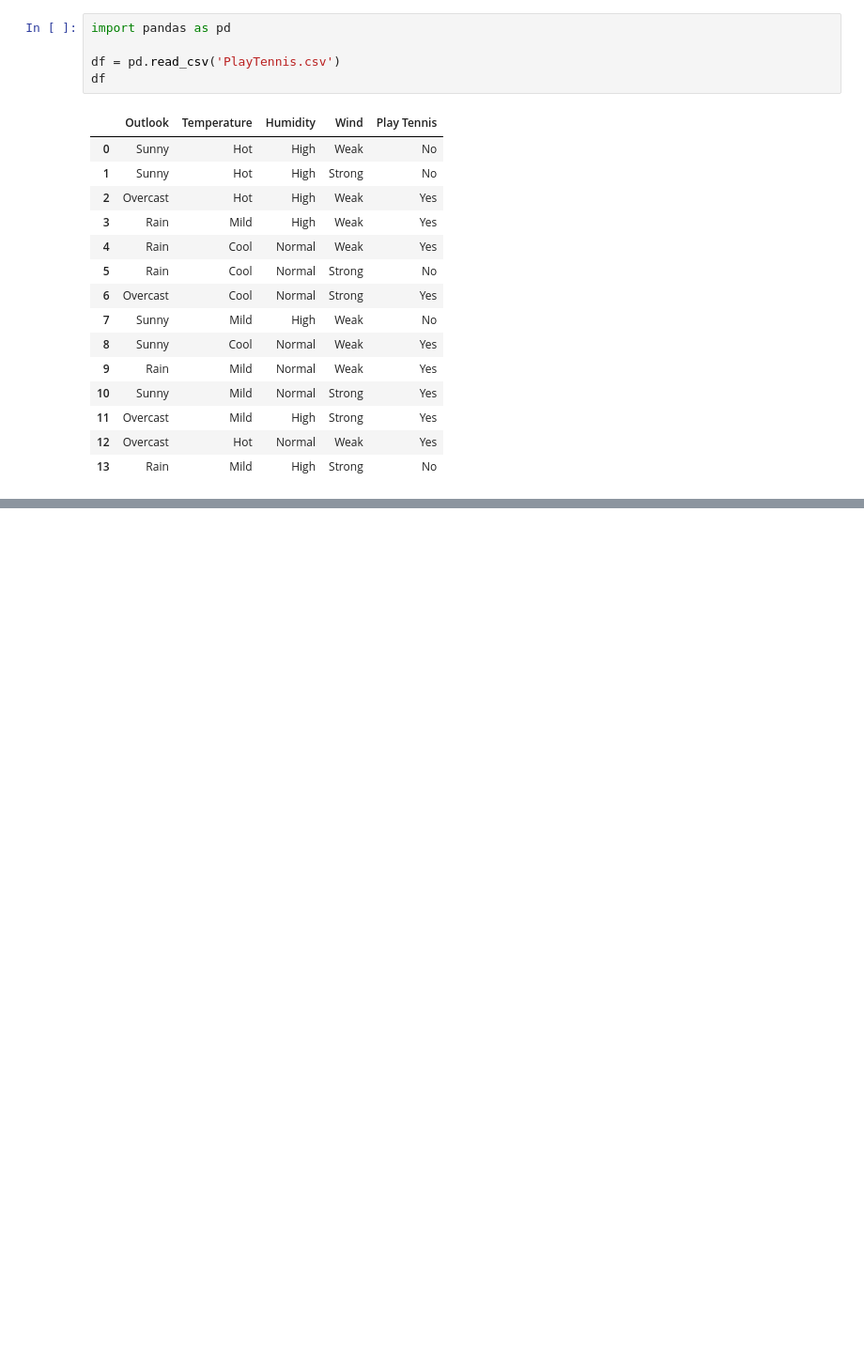
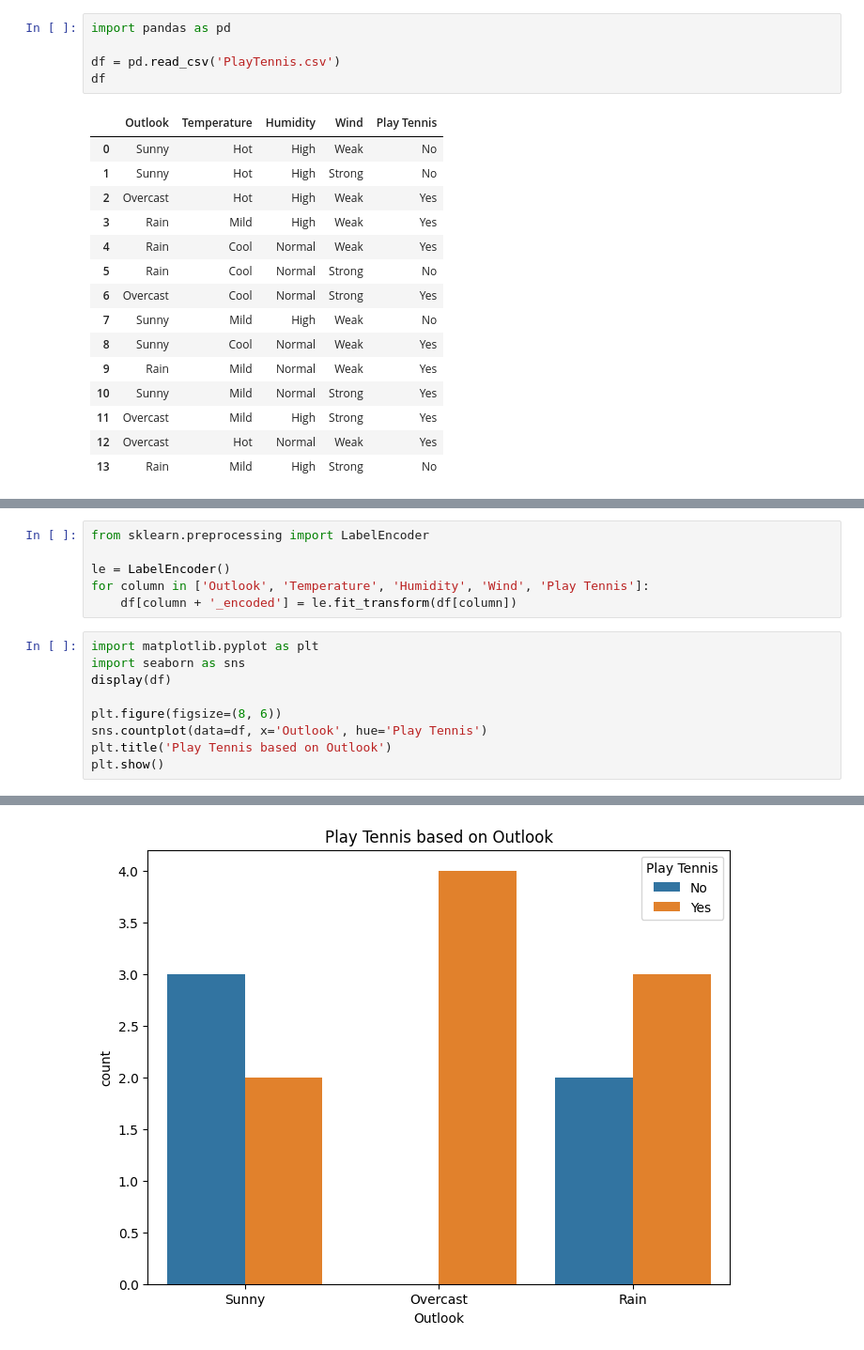
Before and after one commit to situkangsayur/probstat-lesson, a Jupyter notebook: latihan1_probstat.ipynb, the cells around one changed output, grey strips where cells are left out. Shown at 94% size. Cells and saved outputs as stored; diff of their text form; blank space fills up the shorter version.

```diff
--- a/latihan1_probstat.ipynb
+++ b/latihan1_probstat.ipynb
@@ -21,0 +58,16 @@ df
+# %%
+from sklearn.preprocessing import LabelEncoder
+
+le = LabelEncoder()
+for column in ['Outlook', 'Temperature', 'Humidity', 'Wind', 'Play Tennis']:
+    df[column + '_encoded'] = le.fit_transform(df[column])
+# %%
+import matplotlib.pyplot as plt
+import seaborn as sns
+display(df)
+
+plt.figure(figsize=(8, 6))
+sns.countplot(data=df, x='Outlook', hue='Play Tennis')
+plt.title('Play Tennis based on Outlook')
+plt.show()
+# %% [output]
@@ -21,0 +89 @@ df
+[figure, added]
```
Also changed, not shown: parts of 4 cells of this notebook, 2 other files.
